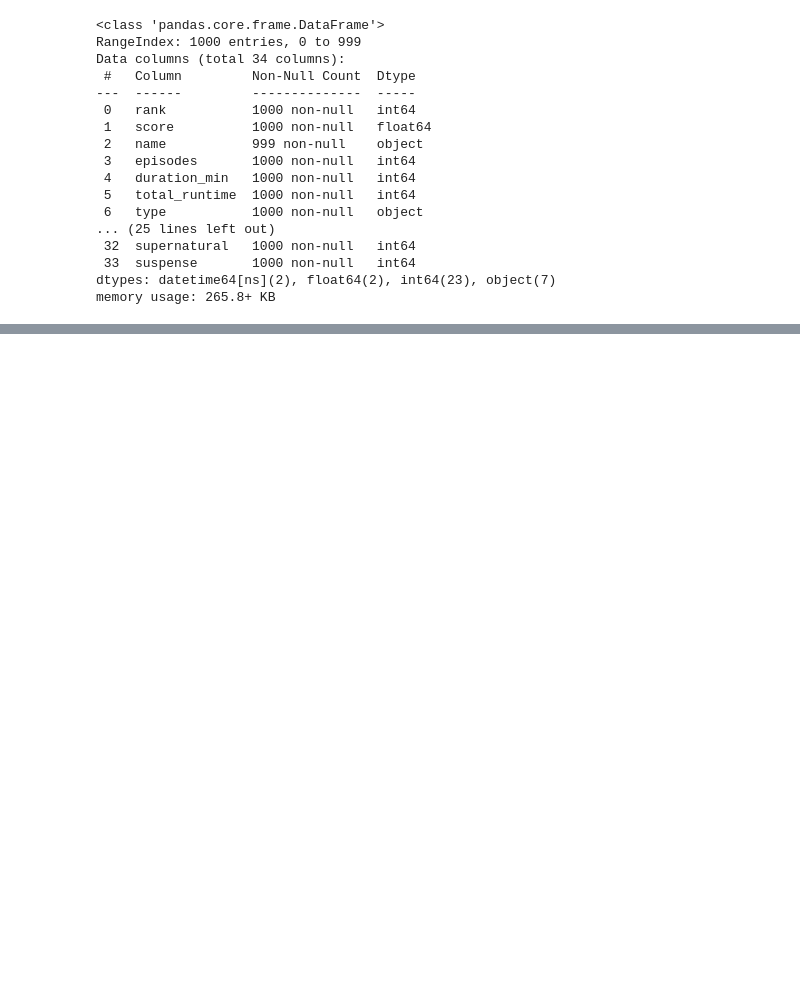
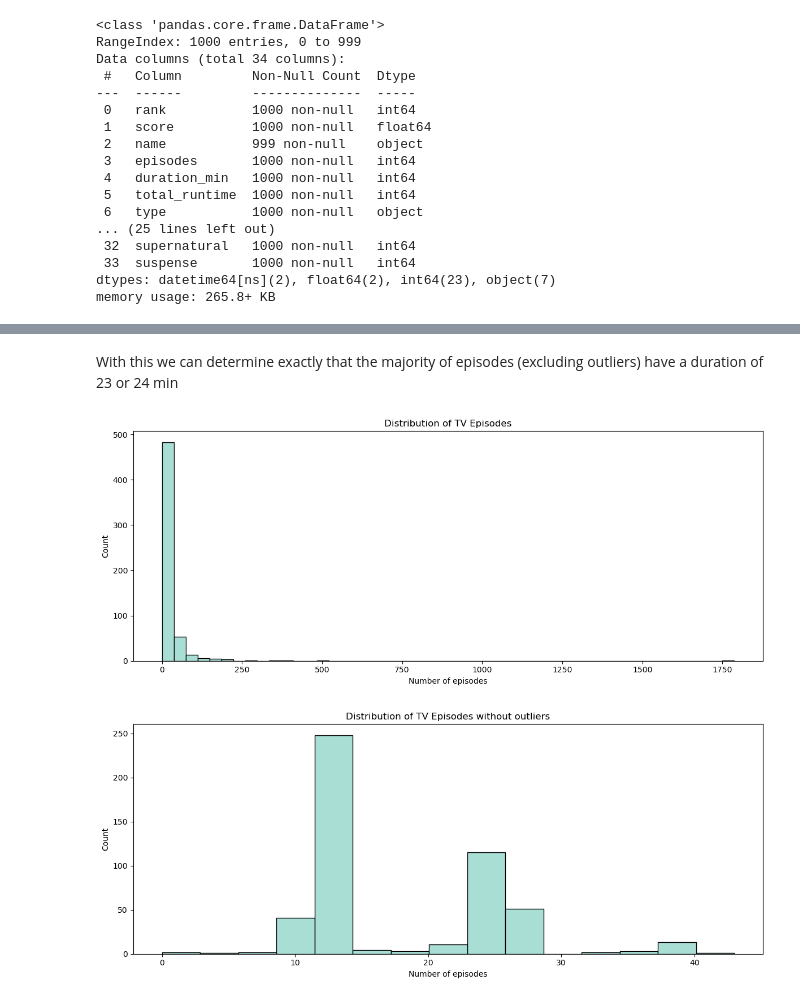
Before and after one commit to aitor-vergaramartin/project-2-eda-sql, a Jupyter notebook: project_anime.ipynb, the cells around one changed output, grey strips where cells are left out. Cells and saved outputs as stored; diff of their text form; code cells hidden in the pictures; blank space fills up the shorter version.

```diff
--- a/project_anime.ipynb
+++ b/project_anime.ipynb
@@ -581,0 +681,23 @@ anime.to_csv('anime_clean.csv', index=False)   # Save to .csv in case we need to
+# %% [markdown]
+With this we can determine exactly that the majority of episodes (excluding outliers) have a duration of 23 or 24 min
+# %%
+plt.figure(figsize=(12,5))
+sns.histplot(anime_tv["episodes"], bins="auto")
+plt.title("Distribution of TV Episodes")
+plt.xlabel("Number of episodes")
+plt.ylabel("Count")
+plt.tight_layout()
+plt.show()
+
+filtered_anime_runtime_tv = iqr_outliers(anime_tv, "episodes")
+
+plt.figure(figsize=(12,5))
+sns.histplot(filtered_anime_runtime_tv["episodes"], bins="auto")
+plt.title("Distribution of TV Episodes without outliers")
+plt.xlabel("Number of episodes")
+plt.ylabel("Count")
+plt.tight_layout()
+plt.show()
+# %% [output]
+[figure, added]
+[figure, added]
```
Also changed, not shown: parts of 83 cells of this notebook.
